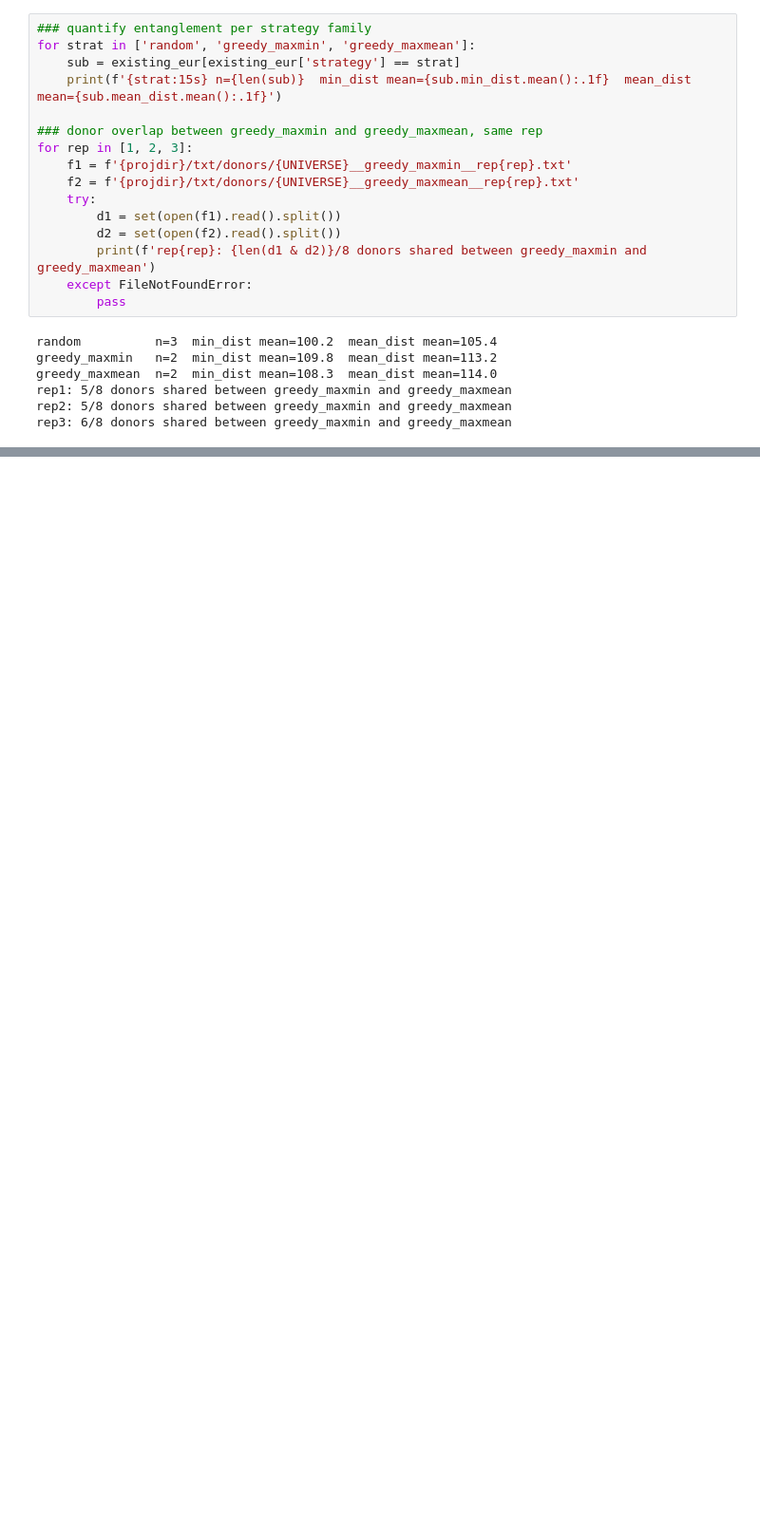
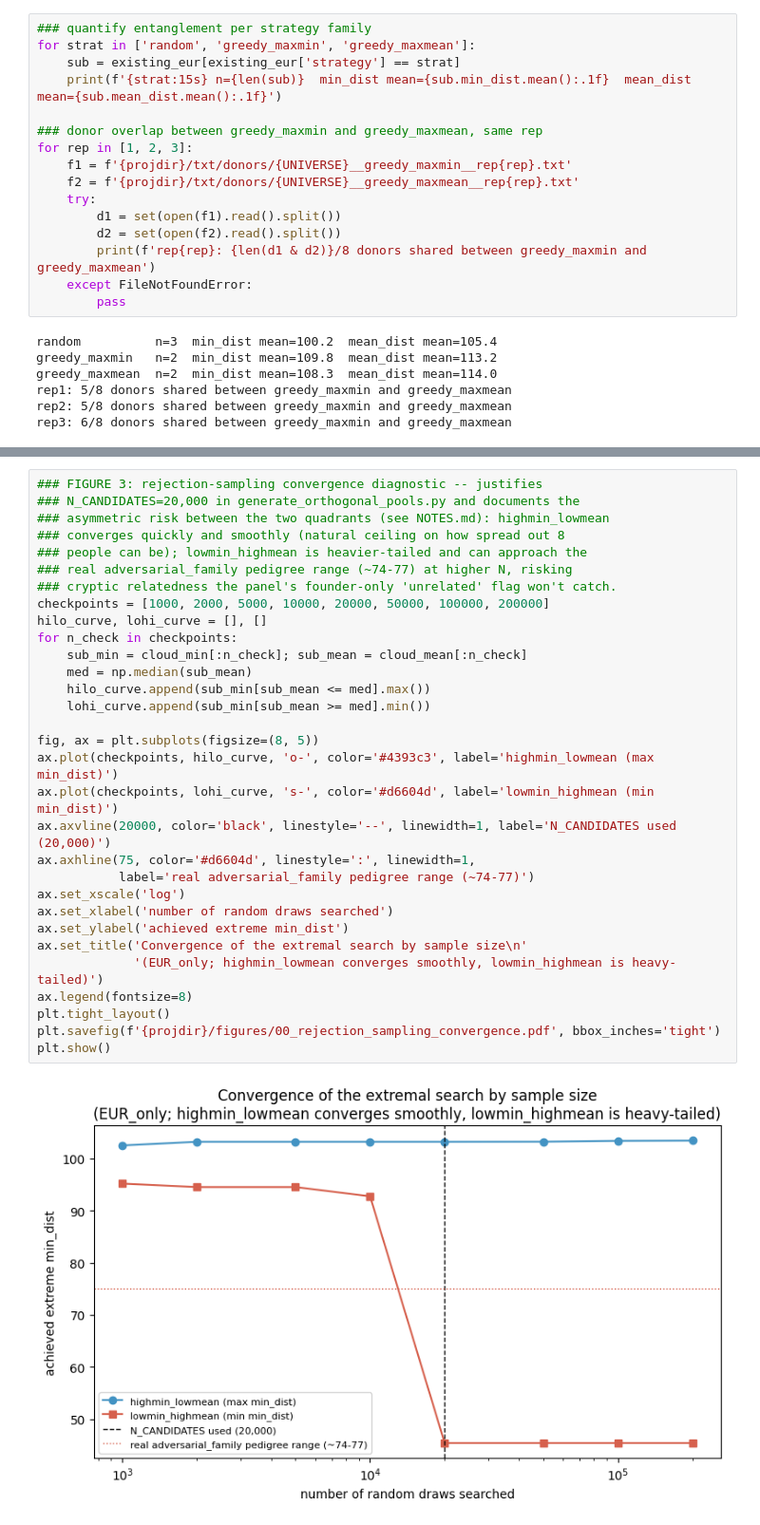
Before and after one commit to terencewtli/demux_pool_design, a Jupyter notebook: notebooks/ambisim/00_pool_geometry_qc.ipynb, the cells around one changed output, grey strips where cells are left out. Shown at 95% size. Drawn from its saved outputs; the diff is of its cells as text; blank space fills up the shorter version.

```diff
--- a/notebooks/ambisim/00_pool_geometry_qc.ipynb
+++ b/notebooks/ambisim/00_pool_geometry_qc.ipynb
@@ -115,4 +233,37 @@ EUR_only__highmin_lowmean_new__rep2           min_dist= 103.1 (p 97.7)   mean_di
 EUR_only__lowmin_highmean_new__rep2           min_dist=  87.2 (p  0.1)   mean_dist= 107.2 (p 95.3)   quadrant=lowmin_highmean
+# %%
+### FIGURE 3: rejection-sampling convergence diagnostic -- justifies
+### N_CANDIDATES=20,000 in generate_orthogonal_pools.py and documents the
+### asymmetric risk between the two quadrants (see NOTES.md): highmin_lowmean
+### converges quickly and smoothly (natural ceiling on how spread out 8
+### people can be); lowmin_highmean is heavier-tailed and can approach the
+### real adversarial_family pedigree range (~74-77) at higher N, risking
+### cryptic relatedness the panel's founder-only 'unrelated' flag won't catch.
+checkpoints = [1000, 2000, 5000, 10000, 20000, 50000, 100000, 200000]
+hilo_curve, lohi_curve = [], []
+for n_check in checkpoints:
+    sub_min = cloud_min[:n_check]; sub_mean = cloud_mean[:n_check]
+    med = np.median(sub_mean)
+    hilo_curve.append(sub_min[sub_mean <= med].max())
+    lohi_curve.append(sub_min[sub_mean >= med].min())
+
+fig, ax = plt.subplots(figsize=(8, 5))
+ax.plot(checkpoints, hilo_curve, 'o-', color='#4393c3', label='highmin_lowmean (max min_dist)')
+ax.plot(checkpoints, lohi_curve, 's-', color='#d6604d', label='lowmin_highmean (min min_dist)')
+ax.axvline(20000, color='black', linestyle='--', linewidth=1, label='N_CANDIDATES used (20,000)')
+ax.axhline(75, color='#d6604d', linestyle=':', linewidth=1,
+           label='real adversarial_family pedigree range (~74-77)')
+ax.set_xscale('log')
+ax.set_xlabel('number of random draws searched')
+ax.set_ylabel('achieved extreme min_dist')
+ax.set_title('Convergence of the extremal search by sample size\n'
+             '(EUR_only; highmin_lowmean converges smoothly, lowmin_highmean is heavy-tailed)')
+ax.legend(fontsize=8)
+plt.tight_layout()
+plt.savefig(f'{projdir}/figures/00_rejection_sampling_convergence.pdf', bbox_inches='tight')
+plt.show()
+# %% [output]
+[figure, added]
 # %%
 ### plot: random cloud (gray) + greedy pools (colored, entangled) + new orthogonal
 ### pools (stars, should sit off the greedy diagonal in the disagreement corners)
```
Also changed, not shown: parts of 10 cells of this notebook, 4 other files.
